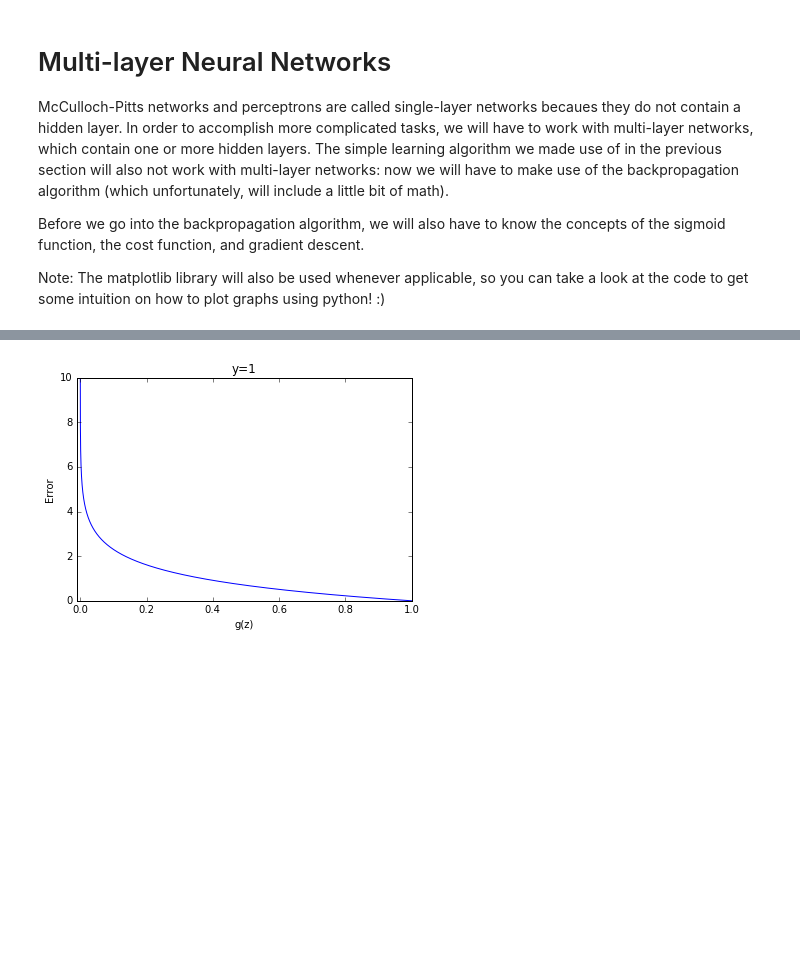
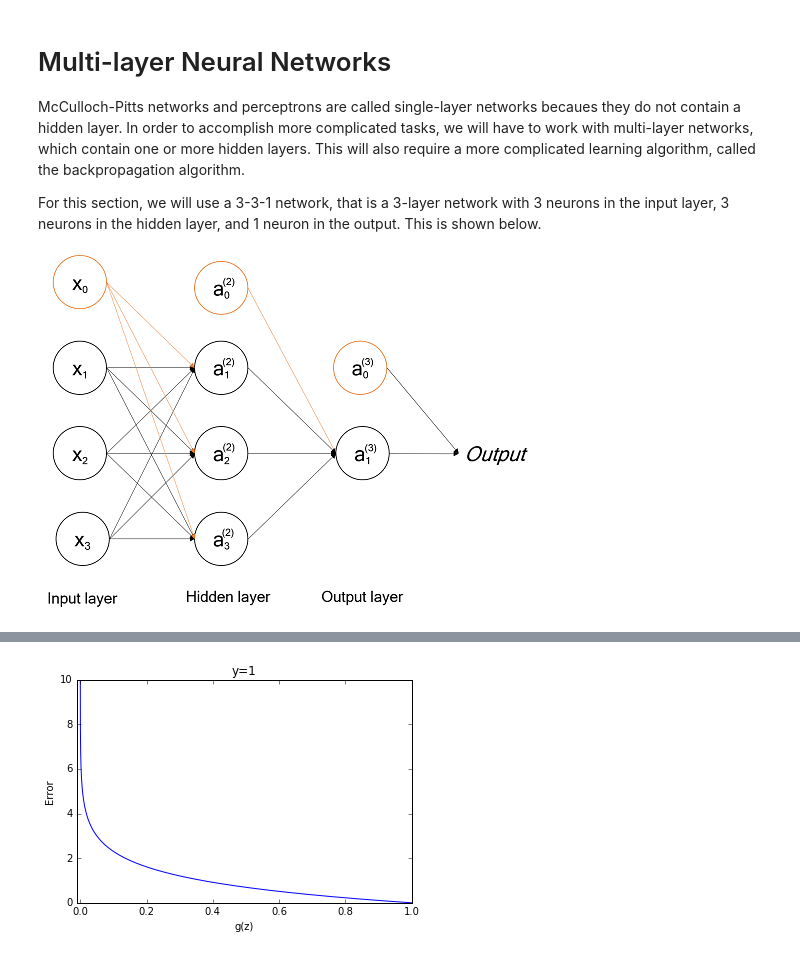
Before and after one commit to csangara/Neural-Networks, a Jupyter notebook: Multilayer-Networks.ipynb, the cells around one changed output, grey strips where cells are left out. Drawn from its saved outputs; the diff is of its cells as text; code cells hidden in the pictures; blank space fills up the shorter version.

```diff
--- a/Multilayer-Networks.ipynb
+++ b/Multilayer-Networks.ipynb
@@ -1,8 +1,11 @@
 # %% [markdown]
 # Multi-layer Neural Networks
 
-McCulloch-Pitts networks and perceptrons are called single-layer networks becaues they do not contain a hidden layer. In order to accomplish more complicated tasks, we will have to work with multi-layer networks, which contain one or more hidden layers. The simple learning algorithm we made use of in the previous section will also not work with multi-layer networks: now we will have to make use of the backpropagation algorithm (which unfortunately, will include a little bit of math).
+McCulloch-Pitts networks and perceptrons are called single-layer networks becaues they do not contain a hidden layer. In order to accomplish more complicated tasks, we will have to work with multi-layer networks, which contain one or more hidden layers. This will also require a more complicated learning algorithm, called the backpropagation algorithm.
 
-Before we go into the backpropagation algorithm, we will also have to know the concepts of the sigmoid function, the cost function, and gradient descent.
-
-Note: The matplotlib library will also be used whenever applicable, so you can take a look at the code to get some intuition on how to plot graphs using python! :)
+For this section, we will use a 3-3-1 network, that is a 3-layer network with 3 neurons in the input layer, 3 neurons in the hidden layer, and 1 neuron in the output. This is shown below.
+# %%
+from IPython.display import Image
+Image('multilayer1.png')
+# %% [output]
+[figure, added]
```
Also changed, not shown: parts of 15 cells of this notebook.
